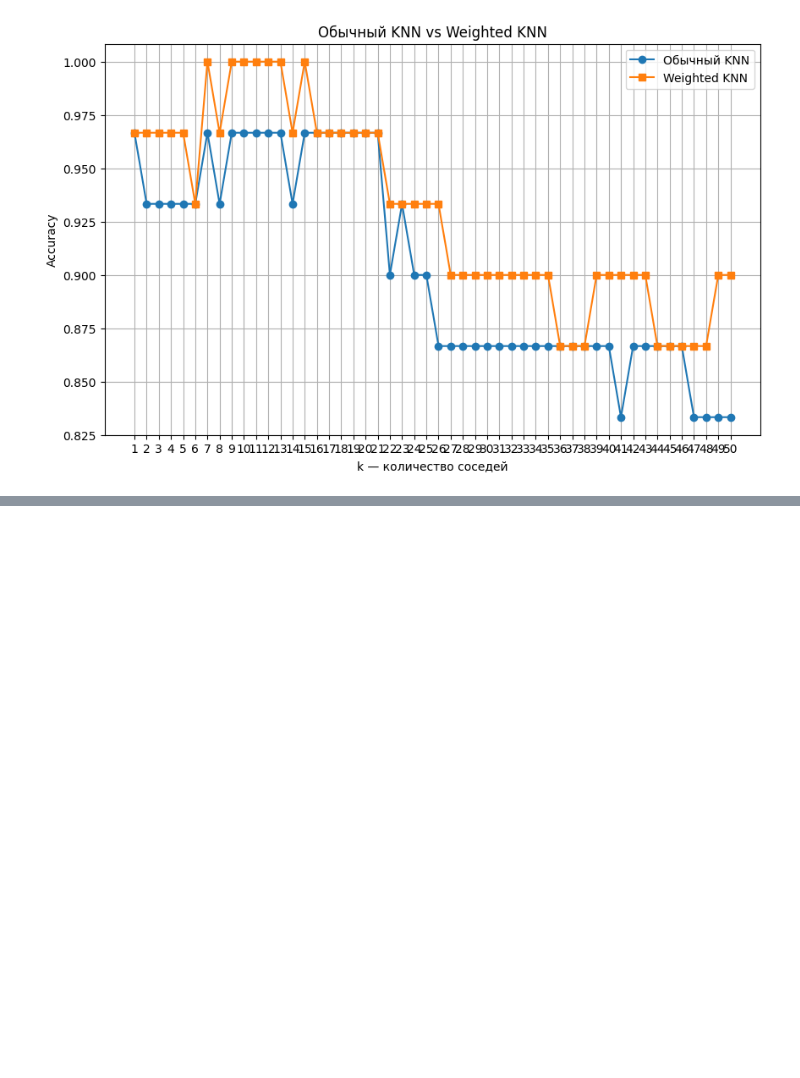
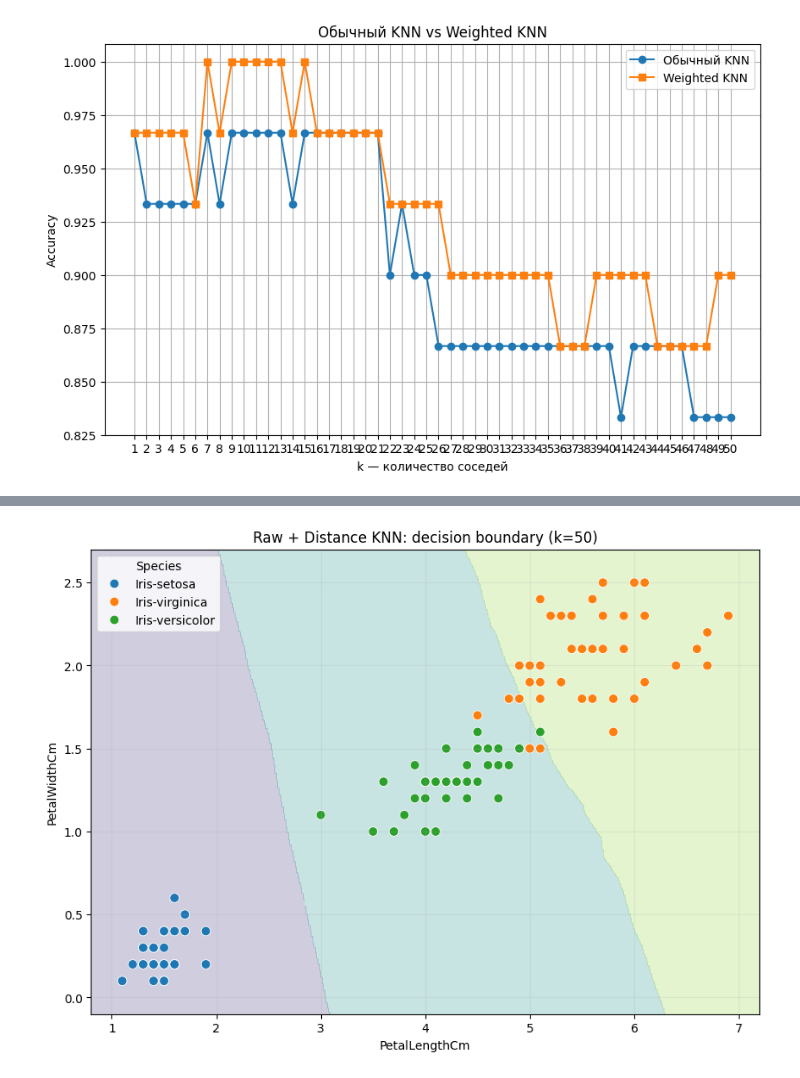
Before and after one commit to P2-Sh/ML_homeworks, a Jupyter notebook: Iris_KNN.ipynb, the cells around one changed output, grey strips where cells are left out. Drawn from its saved outputs; the diff is of its cells as text; code cells hidden in the pictures; blank space fills up the shorter version.

```diff
--- a/Iris_KNN.ipynb
+++ b/Iris_KNN.ipynb
@@ -314,0 +575,82 @@ plt.show()
+# %%
+from sklearn.neighbors import KNeighborsClassifier
+
+# ============================================================
+# Raw + distance, k=50
+# ============================================================
+
+model = KNeighborsClassifier(
+    n_neighbors=50,
+    weights="distance"
+)
+
+model.fit(X_train, y_train)
+
+# Берём два признака для визуализации
+x_feature = "PetalLengthCm"
+y_feature = "PetalWidthCm"
+
+X_plot = X_train[[x_feature, y_feature]]
+
+# Сетка
+x_min, x_max = X_plot[x_feature].min() - 0.3, X_plot[x_feature].max() + 0.3
+y_min, y_max = X_plot[y_feature].min() - 0.2, X_plot[y_feature].max() + 0.2
+
+xx, yy = np.meshgrid(
+    np.linspace(x_min, x_max, 500),
+    np.linspace(y_min, y_max, 500)
+)
+
+# Для остальных признаков фиксируем средние значения
+X_grid = pd.DataFrame(
+    np.tile(X_train.mean().values, (xx.ravel().shape[0], 1)),
+    columns=X_train.columns
+)
+
+X_grid[x_feature] = xx.ravel()
+X_grid[y_feature] = yy.ravel()
+
+# Предсказания модели
+Z = model.predict(X_grid).reshape(xx.shape)
+
+# Перевод классов в числа для contour
+class_to_num = {
+    cls: i for i, cls in enumerate(model.classes_)
+}
+
+Z_num = np.vectorize(class_to_num.get)(Z)
+
+# ============================================================
+# График
+# ============================================================
+
+plt.figure(figsize=(10, 7))
+
+plt.contourf(
+    xx,
+    yy,
+    Z_num,
+    alpha=0.25,
+    levels=np.arange(len(model.classes_) + 1) - 0.5
+)
+
+sns.scatterplot(
+    data=X_train.assign(Species=y_train.values),
+    x=x_feature,
+    y=y_feature,
+    hue="Species",
+    s=60
+)
+
+plt.xlabel(x_feature)
+plt.ylabel(y_feature)
+
+plt.title(
+    "Raw + Distance KNN: decision boundary (k=50)"
+)
+
+plt.grid(alpha=0.2)
+plt.legend(title="Species")
+plt.show()
+# %% [output]
+[figure, added]
```
Also changed, not shown: parts of 13 cells of this notebook.
